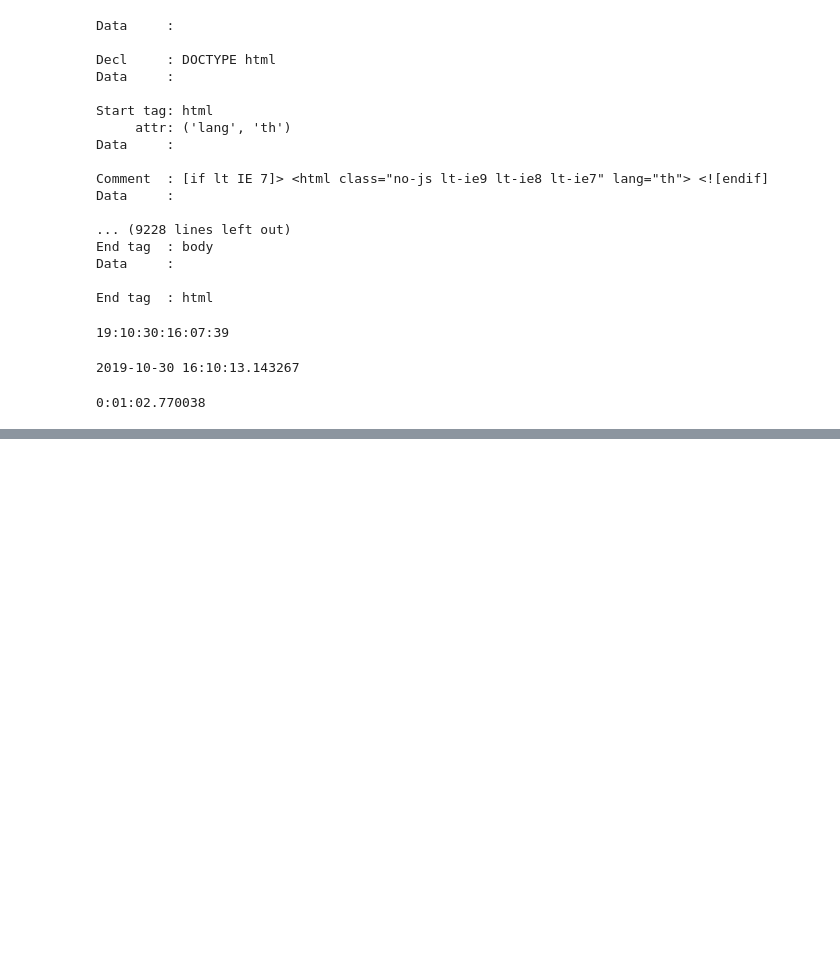
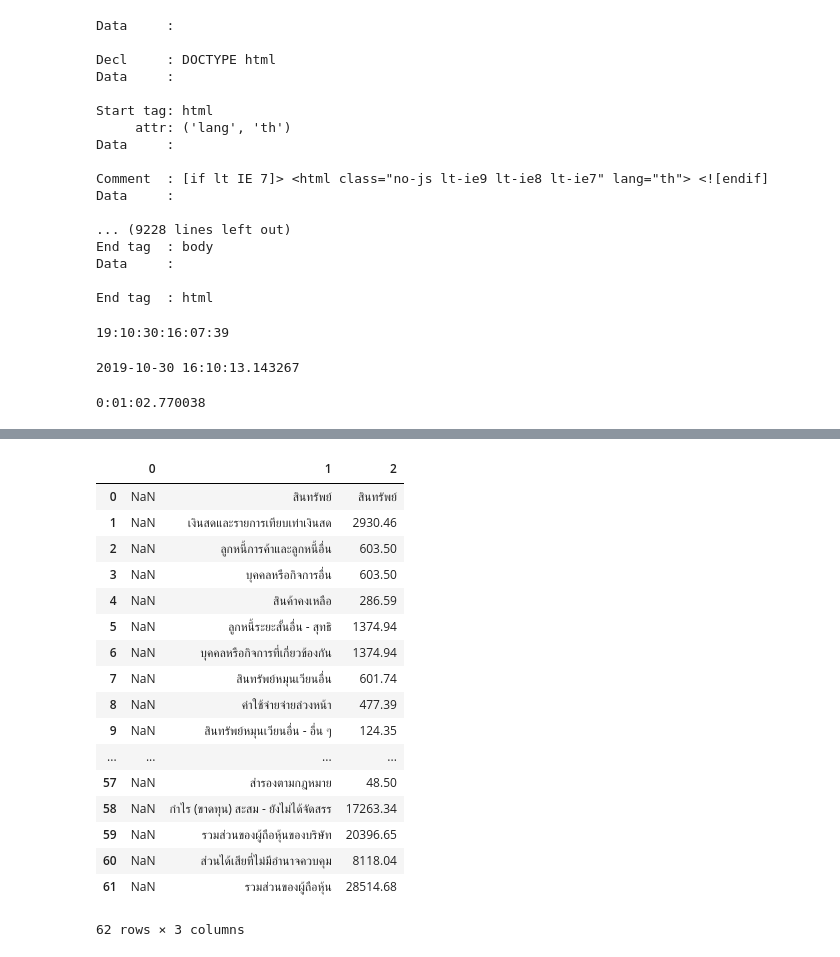
Before and after one commit to lll-Mike-lll/Stock_Evaluation, a Jupyter notebook: Untitled.ipynb, the cells around one changed output, grey strips where cells are left out. Drawn from its saved outputs; the diff is of its cells as text; code cells hidden in the pictures; blank space fills up the shorter version.

```diff
--- a/Untitled.ipynb
+++ b/Untitled.ipynb
@@ -154,3 +154,8 @@ currentDT1 = datetime.datetime.now()
 print (str(currentDT1-currentDT))
 # %% [output]
 0:01:02.770038
+# %%
+import pandas as pd
+url = "https://www.set.or.th/set/companyfinance.do?symbol=AAV&language=th&country=TH&type=balance"
+data = pd.read_html(url)
+data
@@ -156,0 +180,21 @@ print (str(currentDT1-currentDT))
+# %%
+data[2]
+# %% [output]
+|  | 0 | 1 | 2 |
+| 0 | NaN | สินทรัพย์ | สินทรัพย์ |
+| 1 | NaN | เงินสดและรายการเทียบเท่าเงินสด | 2930.46 |
+| 2 | NaN | ลูกหนี้การค้าและลูกหนี้อื่น | 603.50 |
+| 3 | NaN | บุคคลหรือกิจการอื่น | 603.50 |
+| 4 | NaN | สินค้าคงเหลือ | 286.59 |
+| 5 | NaN | ลูกหนี้ระยะสั้นอื่น - สุทธิ | 1374.94 |
+| 6 | NaN | บุคคลหรือกิจการที่เกี่ยวข้องกัน | 1374.94 |
+| 7 | NaN | สินทรัพย์หมุนเวียนอื่น | 601.74 |
+| 8 | NaN | ค่าใช้จ่ายจ่ายล่วงหน้า | 477.39 |
+| 9 | NaN | สินทรัพย์หมุนเวียนอื่น - อื่น ๆ | 124.35 |
+| ... | ... | ... | ... |
+| 57 | NaN | สำรองตามกฎหมาย | 48.50 |
+| 58 | NaN | กำไร (ขาดทุน) สะสม - ยังไม่ได้จัดสรร | 17263.34 |
+| 59 | NaN | รวมส่วนของผู้ถือหุ้นของบริษัท | 20396.65 |
+| 60 | NaN | ส่วนได้เสียที่ไม่มีอำนาจควบคุม | 8118.04 |
+| 61 | NaN | รวมส่วนของผู้ถือหุ้น | 28514.68 |
+62 rows × 3 columns
```
Also changed, not shown: parts of 4 cells of this notebook, 2 other files.
